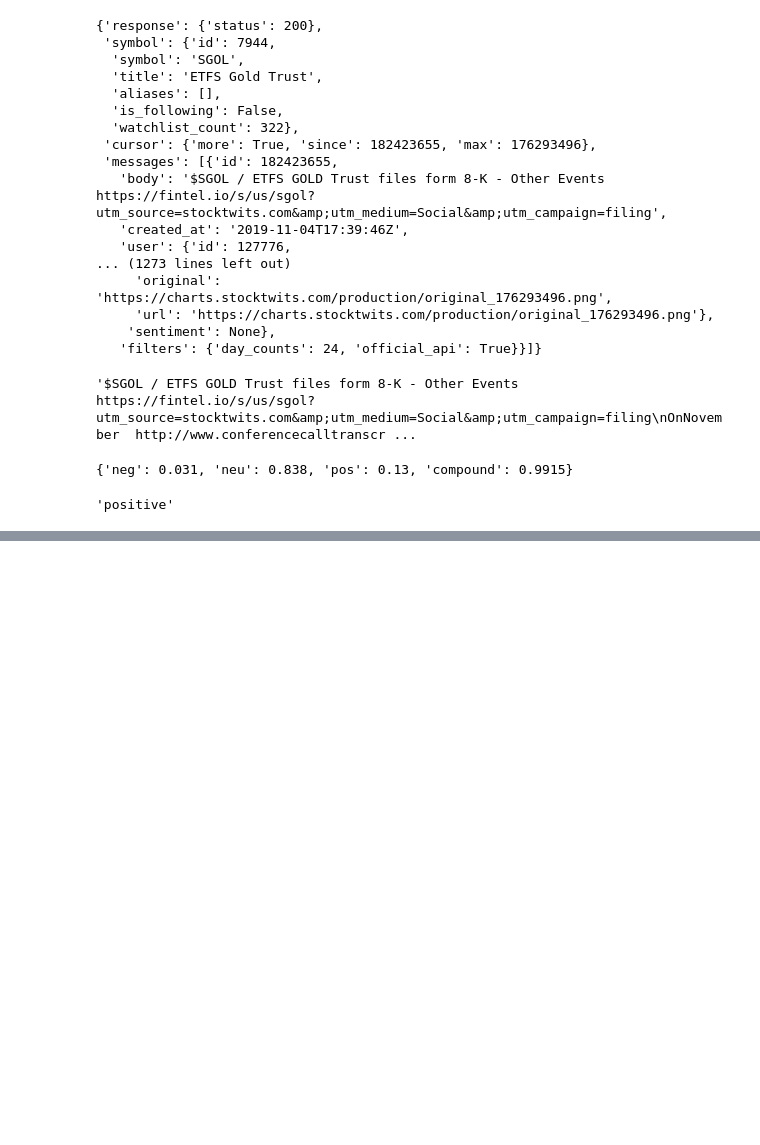
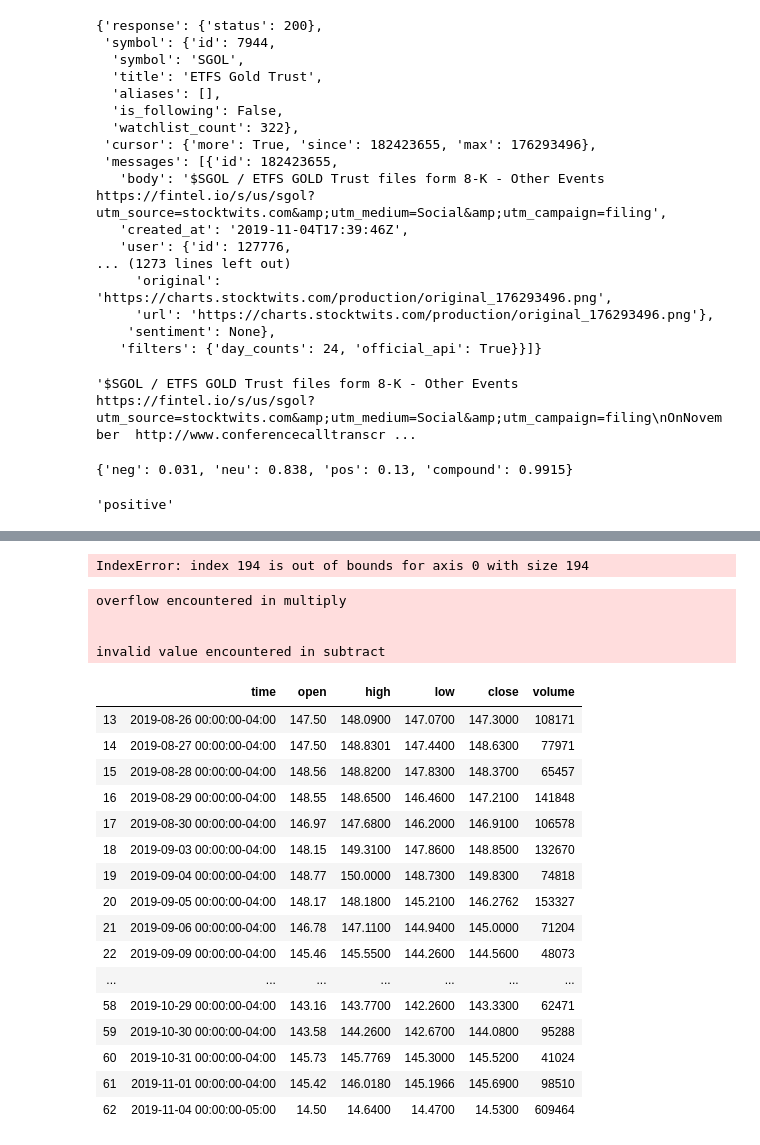
Before and after one commit to bbeale/u-nectix, a Jupyter notebook: research_contd.ipynb, the cells around one changed output, grey strips where cells are left out. Cells and saved outputs as stored; diff of their text form; code cells hidden in the pictures; blank space fills up the shorter version.

```diff
--- a/research_contd.ipynb
+++ b/research_contd.ipynb
@@ -407,0 +361,13 @@ plt.plot(minute_bars["close"].iloc[-50:], color="yellow")
+# %%
+# Creating a data structure with 60 timesteps and 1 output
+X_train = []
+y_train = []
+for i in range(60, 1258):
+    X_train.append(training_set_scaled[i-60:i, 0])
+    y_train.append(training_set_scaled[i, 0])
+X_train, y_train = np.array(X_train), np.array(y_train)
+
+# Reshaping
+X_train = np.reshape(X_train, (X_train.shape[0], X_train.shape[1], 1))
+# %% [output]
+IndexError: index 194 is out of bounds for axis 0 with size 194
@@ -407,0 +377,26 @@ plt.plot(minute_bars["close"].iloc[-50:], color="yellow")
+# %%
+# calculate the max drawdown
+max_drawdown = max_drawdown(minute_bars["close"])
+day_bars.iloc[-50:]
+# %% [output]
+overflow encountered in multiply
+
+
+invalid value encountered in subtract
+|  | time | open | high | low | close | volume |
+| 13 | 2019-08-26 00:00:00-04:00 | 147.50 | 148.0900 | 147.0700 | 147.3000 | 108171 |
+| 14 | 2019-08-27 00:00:00-04:00 | 147.50 | 148.8301 | 147.4400 | 148.6300 | 77971 |
+| 15 | 2019-08-28 00:00:00-04:00 | 148.56 | 148.8200 | 147.8300 | 148.3700 | 65457 |
+| 16 | 2019-08-29 00:00:00-04:00 | 148.55 | 148.6500 | 146.4600 | 147.2100 | 141848 |
+| 17 | 2019-08-30 00:00:00-04:00 | 146.97 | 147.6800 | 146.2000 | 146.9100 | 106578 |
+| 18 | 2019-09-03 00:00:00-04:00 | 148.15 | 149.3100 | 147.8600 | 148.8500 | 132670 |
+| 19 | 2019-09-04 00:00:00-04:00 | 148.77 | 150.0000 | 148.7300 | 149.8300 | 74818 |
+| 20 | 2019-09-05 00:00:00-04:00 | 148.17 | 148.1800 | 145.2100 | 146.2762 | 153327 |
+| 21 | 2019-09-06 00:00:00-04:00 | 146.78 | 147.1100 | 144.9400 | 145.0000 | 71204 |
+| 22 | 2019-09-09 00:00:00-04:00 | 145.46 | 145.5500 | 144.2600 | 144.5600 | 48073 |
+| ... | ... | ... | ... | ... | ... | ... |
+| 58 | 2019-10-29 00:00:00-04:00 | 143.16 | 143.7700 | 142.2600 | 143.3300 | 62471 |
+| 59 | 2019-10-30 00:00:00-04:00 | 143.58 | 144.2600 | 142.6700 | 144.0800 | 95288 |
+| 60 | 2019-10-31 00:00:00-04:00 | 145.73 | 145.7769 | 145.3000 | 145.5200 | 41024 |
+| 61 | 2019-11-01 00:00:00-04:00 | 145.42 | 146.0180 | 145.1966 | 145.6900 | 98510 |
+| 62 | 2019-11-04 00:00:00-05:00 | 14.50 | 14.6400 | 14.4700 | 14.5300 | 609464 |
```
Also changed, not shown: parts of 45 cells of this notebook.
